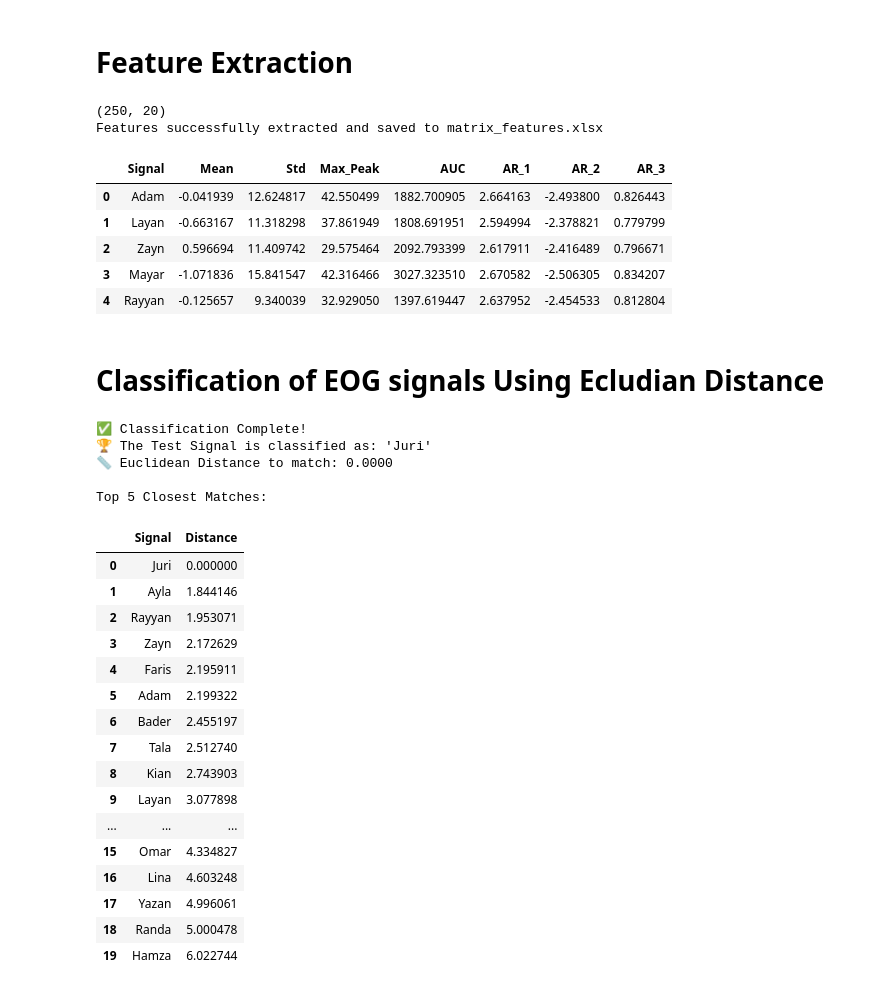
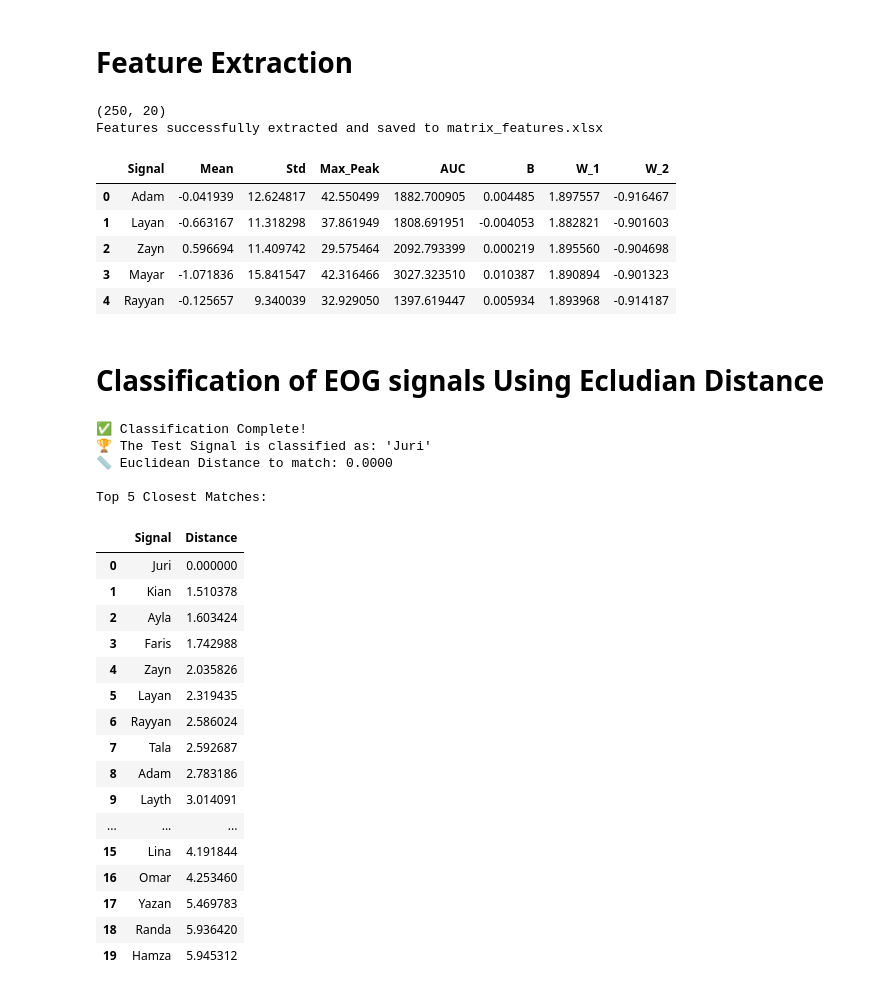
Before and after one commit to Kero-83/hci-tasks, a Jupyter notebook: Task 1_EOG Task/Task_1.ipynb, the cells around one changed output. Cells and saved outputs as stored; diff of their text form; code cells hidden in the pictures.

```diff
--- a/Task 1_EOG Task/Task_1.ipynb
+++ b/Task 1_EOG Task/Task_1.ipynb
@@ -303,8 +299,8 @@ def extract_features(signal_data, signal_name="Signal"):
 
     # Auto-regression features "3 coefficients"
     try:
-        ar_model = AutoReg(signal_data, lags=3).fit()
-        ar_coeffs = ar_model.params[1:4] # Exclude intercept
+        ar_model = AutoReg(signal_data, lags=2).fit()
+        ar_coeffs = ar_model.params[0:]
 
         if len(ar_coeffs) < 3:
             ar_coeffs = np.pad(ar_coeffs, (0, 3 - len(ar_coeffs)), constant_values=np.nan)
@@ -317,21 +313,21 @@ def extract_features(signal_data, signal_name="Signal"):
         'Std': std_val,
         'Max_Peak': max_peak,
         'AUC': auc_val,
-        'AR_1': ar_coeffs[0],
-        'AR_2': ar_coeffs[1],
-        'AR_3': ar_coeffs[2]
+        'B': ar_coeffs[0],
+        'W_1': ar_coeffs[1],
+        'W_2': ar_coeffs[2]
     }
 
 # 1. Apply to all signals in df_signals_clean
 print(df_signals_clean.shape)
 feature_list = []
-cnt = 0
-for col in df_signals_clean.columns:
 
-    features = extract_features(df_signals_clean[col], signal_name=signal_names[cnt])
+for i, col in enumerate(df_signals_clean.columns):
+
+    features = extract_features(df_signals_clean[col], signal_name=signal_names[i])
     if features:
         feature_list.append(features)
-    cnt += 1
+
 
 df_features = pd.DataFrame(feature_list)
 df_features.to_excel('matrix_features.xlsx', index=False)
@@ -344,12 +340,12 @@ df_features.head()
 # %% [output]
 (250, 20)
 Features successfully extracted and saved to matrix_features.xlsx
-|  | Signal | Mean | Std | Max_Peak | AUC | AR_1 | AR_2 | AR_3 |
-| 0 | Adam | -0.041939 | 12.624817 | 42.550499 | 1882.700905 | 2.664163 | -2.493800 | 0.826443 |
-| 1 | Layan | -0.663167 | 11.318298 | 37.861949 | 1808.691951 | 2.594994 | -2.378821 | 0.779799 |
-| 2 | Zayn | 0.596694 | 11.409742 | 29.575464 | 2092.793399 | 2.617911 | -2.416489 | 0.796671 |
-| 3 | Mayar | -1.071836 | 15.841547 | 42.316466 | 3027.323510 | 2.670582 | -2.506305 | 0.834207 |
-| 4 | Rayyan | -0.125657 | 9.340039 | 32.929050 | 1397.619447 | 2.637952 | -2.454533 | 0.812804 |
+|  | Signal | Mean | Std | Max_Peak | AUC | B | W_1 | W_2 |
+| 0 | Adam | -0.041939 | 12.624817 | 42.550499 | 1882.700905 | 0.004485 | 1.897557 | -0.916467 |
+| 1 | Layan | -0.663167 | 11.318298 | 37.861949 | 1808.691951 | -0.004053 | 1.882821 | -0.901603 |
+| 2 | Zayn | 0.596694 | 11.409742 | 29.575464 | 2092.793399 | 0.000219 | 1.895560 | -0.904698 |
+| 3 | Mayar | -1.071836 | 15.841547 | 42.316466 | 3027.323510 | 0.010387 | 1.890894 | -0.901323 |
+| 4 | Rayyan | -0.125657 | 9.340039 | 32.929050 | 1397.619447 | 0.005934 | 1.893968 | -0.914187 |
 # %% [markdown]
 # Classification of EOG signals Using Ecludian Distance
 # %%
@@ -358,11 +354,11 @@ import pandas as pd
 from scipy.spatial.distance import euclidean
 
 # --- 1. Preprocess and Extract Features for the Test Signal ---
-# Convert to float to be safe (in case the last row was a string name)
+
 raw_test_signal = pd.to_numeric(df_test['Signal'], errors='coerce').dropna()
 
 # Preprocess the test signal using your existing function
-# (Assuming preprocess_signal and sampling_rate are defined in your notebook)
+
 clean_test_signal = preprocess_signal(raw_test_signal, sampling_rate)[4]
 
 # Extract features using the function we defined earlier
@@ -370,14 +366,14 @@ test_features = extract_features(clean_test_signal, signal_name="Test_Signal")
 df_test_features = pd.DataFrame([test_features])
 
 # --- 2. Prepare Data for Distance Calculation ---
-# Select only the numerical feature columns
-feature_cols = ['Mean', 'Std', 'Max_Peak', 'AUC', 'AR_1', 'AR_2', 'AR_3']
+
+feature_cols = ['Mean', 'Std', 'Max_Peak', 'AUC', 'B', 'W_1', 'W_2']
 
 X_train = df_features[feature_cols].values
 X_test = df_test_features[feature_cols].values
 
-# IMPORTANT: Z-score Normalization
-# We standardize the features so no single feature dominates the distance calculation
+
+
 train_mean = np.mean(X_train, axis=0)
 train_std = np.std(X_train, axis=0)
 train_std[train_std == 0] = 1e-10  # Prevent division by zero
@@ -388,45 +384,45 @@ X_test_scaled = (X_test - train_mean) / train_std
 # --- 3. Compute Euclidean Distance and Classify ---
 distances = []
 for i in range(len(X_train_scaled)):
     dist = euclidean(X_test_scaled[0], X_train_scaled[i])
     distances.append(dist)
 
 # Store results in a new DataFrame to find the best match
 df_results = df_features[['Signal']].copy()
 df_results['Distance'] = distances
 
 # Sort by the shortest distance
 df_results = df_results.sort_values(by='Distance').reset_index(drop=True)
 
 best_match = df_results.iloc[0]
 
 # --- 4. Display Results ---
 print(f"✅ Classification Complete!")
 print(f"🏆 The Test Signal is classified as: '{best_match['Signal']}'")
 print(f"📏 Euclidean Distance to match: {best_match['Distance']:.4f}\n")
 
 print("Top 5 Closest Matches:")
 df_results.head(20)
 # %% [output]
 ✅ Classification Complete!
 🏆 The Test Signal is classified as: 'Juri'
 📏 Euclidean Distance to match: 0.0000
 
 Top 5 Closest Matches:
 |  | Signal | Distance |
 | 0 | Juri | 0.000000 |
-| 1 | Ayla | 1.844146 |
-| 2 | Rayyan | 1.953071 |
-| 3 | Zayn | 2.172629 |
-| 4 | Faris | 2.195911 |
-| 5 | Adam | 2.199322 |
-| 6 | Bader | 2.455197 |
-| 7 | Tala | 2.512740 |
-| 8 | Kian | 2.743903 |
-| 9 | Layan | 3.077898 |
+| 1 | Kian | 1.510378 |
+| 2 | Ayla | 1.603424 |
+| 3 | Faris | 1.742988 |
+| 4 | Zayn | 2.035826 |
+| 5 | Layan | 2.319435 |
+| 6 | Rayyan | 2.586024 |
+| 7 | Tala | 2.592687 |
+| 8 | Adam | 2.783186 |
+| 9 | Layth | 3.014091 |
 | ... | ... | ... |
-| 15 | Omar | 4.334827 |
-| 16 | Lina | 4.603248 |
-| 17 | Yazan | 4.996061 |
-| 18 | Randa | 5.000478 |
-| 19 | Hamza | 6.022744 |
+| 15 | Lina | 4.191844 |
+| 16 | Omar | 4.253460 |
+| 17 | Yazan | 5.469783 |
+| 18 | Randa | 5.936420 |
+| 19 | Hamza | 5.945312 |
```
Also changed, not shown: parts of 1 cell of this notebook, 1 other file.
